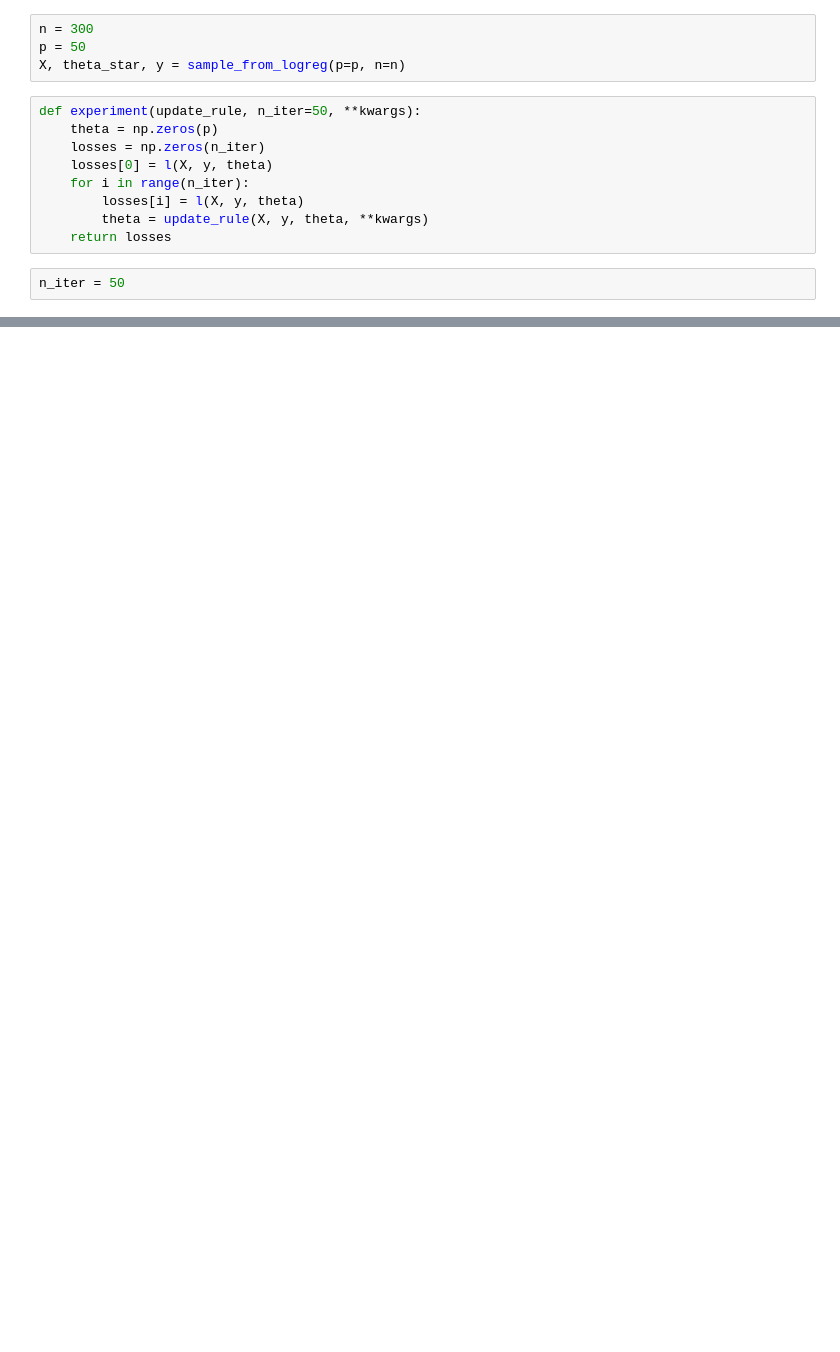
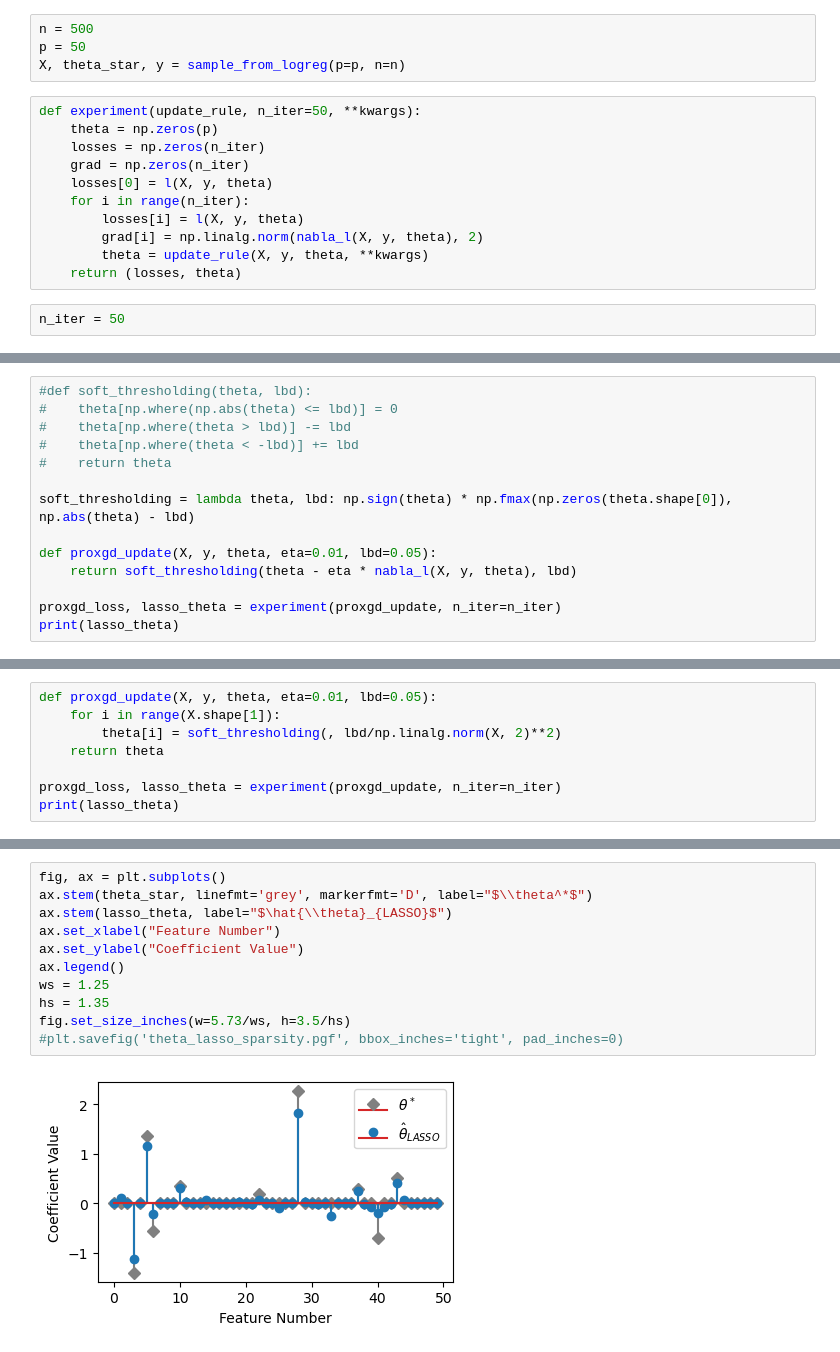
Before and after one commit to nerrma/thesis, a Jupyter notebook: paper_plots/logreg_example/logreg_ex.ipynb, the cells around one changed output, grey strips where cells are left out. Cells and saved outputs as stored; diff of their text form; blank space fills up the shorter version.

```diff
--- a/paper_plots/logreg_example/logreg_ex.ipynb
+++ b/paper_plots/logreg_example/logreg_ex.ipynb
@@ -43,18 +45,20 @@ def nabla_l_i(X, y, theta):
 def hess_l(X, y, theta):
     return (X.T * (sigmoid(X @ theta) * (1 - sigmoid(X @ theta))) @ X)
 # %%
-n = 300
+n = 500
 p = 50
 X, theta_star, y = sample_from_logreg(p=p, n=n)
 # %%
 def experiment(update_rule, n_iter=50, **kwargs):
     theta = np.zeros(p)
     losses = np.zeros(n_iter)
+    grad = np.zeros(n_iter)
     losses[0] = l(X, y, theta)
     for i in range(n_iter):
         losses[i] = l(X, y, theta)
+        grad[i] = np.linalg.norm(nabla_l(X, y, theta), 2)
         theta = update_rule(X, y, theta, **kwargs)
-    return losses
+    return (losses, theta)
 # %%
 n_iter = 50
 # %%
@@ -91,0 +92,14 @@ fig.set_size_inches(w=5.73/ws, h=3.5/hs)
+# %%
+#def soft_thresholding(theta, lbd):
+#    theta[np.where(np.abs(theta) <= lbd)] = 0
+#    theta[np.where(theta > lbd)] -= lbd
+#    theta[np.where(theta < -lbd)] += lbd
+#    return theta
+
+soft_thresholding = lambda theta, lbd: np.sign(theta) * np.fmax(np.zeros(theta.shape[0]), np.abs(theta) - lbd)
+
+def proxgd_update(X, y, theta, eta=0.01, lbd=0.05):
+    return soft_thresholding(theta - eta * nabla_l(X, y, theta), lbd)
+
+proxgd_loss, lasso_theta = experiment(proxgd_update, n_iter=n_iter)
+print(lasso_theta)
@@ -91,0 +120,8 @@ fig.set_size_inches(w=5.73/ws, h=3.5/hs)
+# %%
+def proxgd_update(X, y, theta, eta=0.01, lbd=0.05):
+    for i in range(X.shape[1]):
+        theta[i] = soft_thresholding(, lbd/np.linalg.norm(X, 2)**2)
+    return theta
+
+proxgd_loss, lasso_theta = experiment(proxgd_update, n_iter=n_iter)
+print(lasso_theta)
@@ -91,0 +142,13 @@ fig.set_size_inches(w=5.73/ws, h=3.5/hs)
+# %%
+fig, ax = plt.subplots()
+ax.stem(theta_star, linefmt='grey', markerfmt='D', label="$\\theta^*$")
+ax.stem(lasso_theta, label="$\hat{\\theta}_{LASSO}$")
+ax.set_xlabel("Feature Number")
+ax.set_ylabel("Coefficient Value")
+ax.legend()
+ws = 1.25
+hs = 1.35
+fig.set_size_inches(w=5.73/ws, h=3.5/hs)
+#plt.savefig('theta_lasso_sparsity.pgf', bbox_inches='tight', pad_inches=0)
+# %% [output]
+[figure, added]
```
Also changed, not shown: parts of 15 cells of this notebook, 5 other files.
